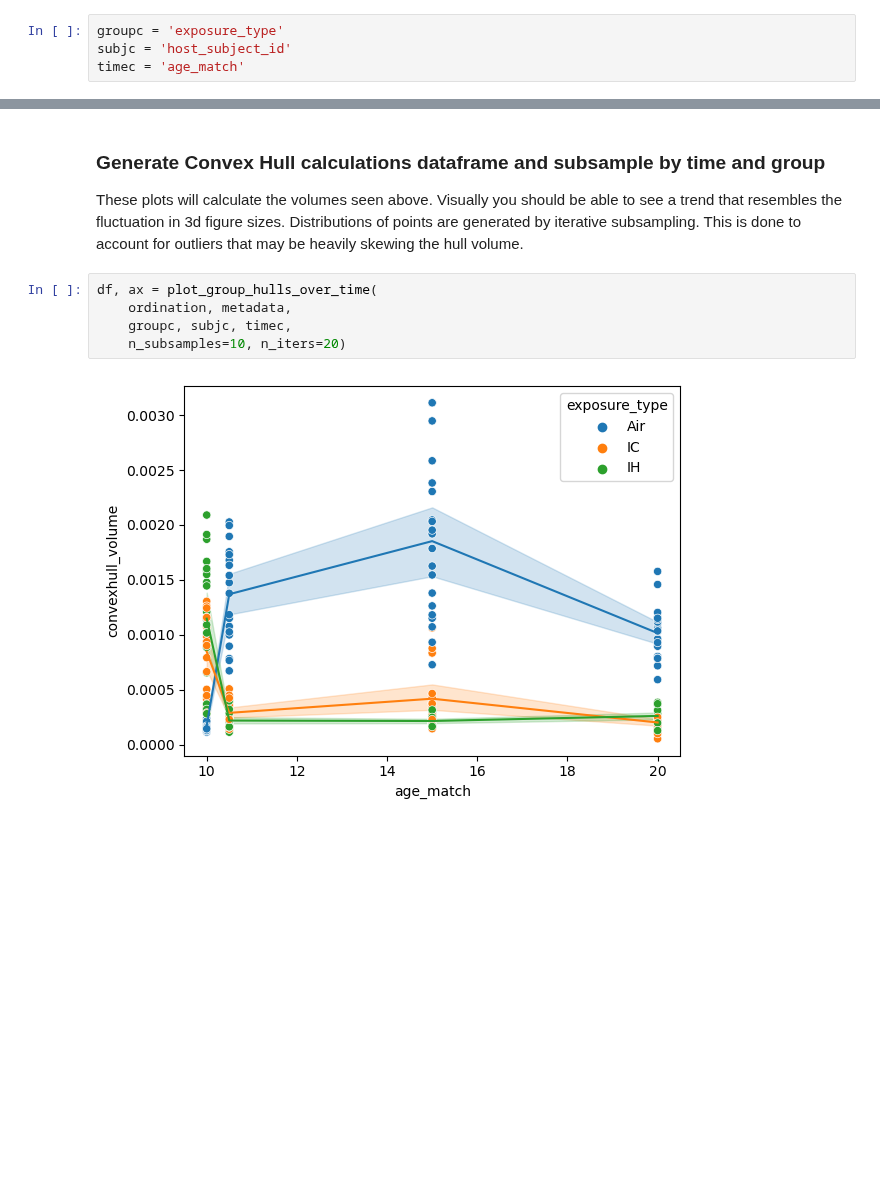
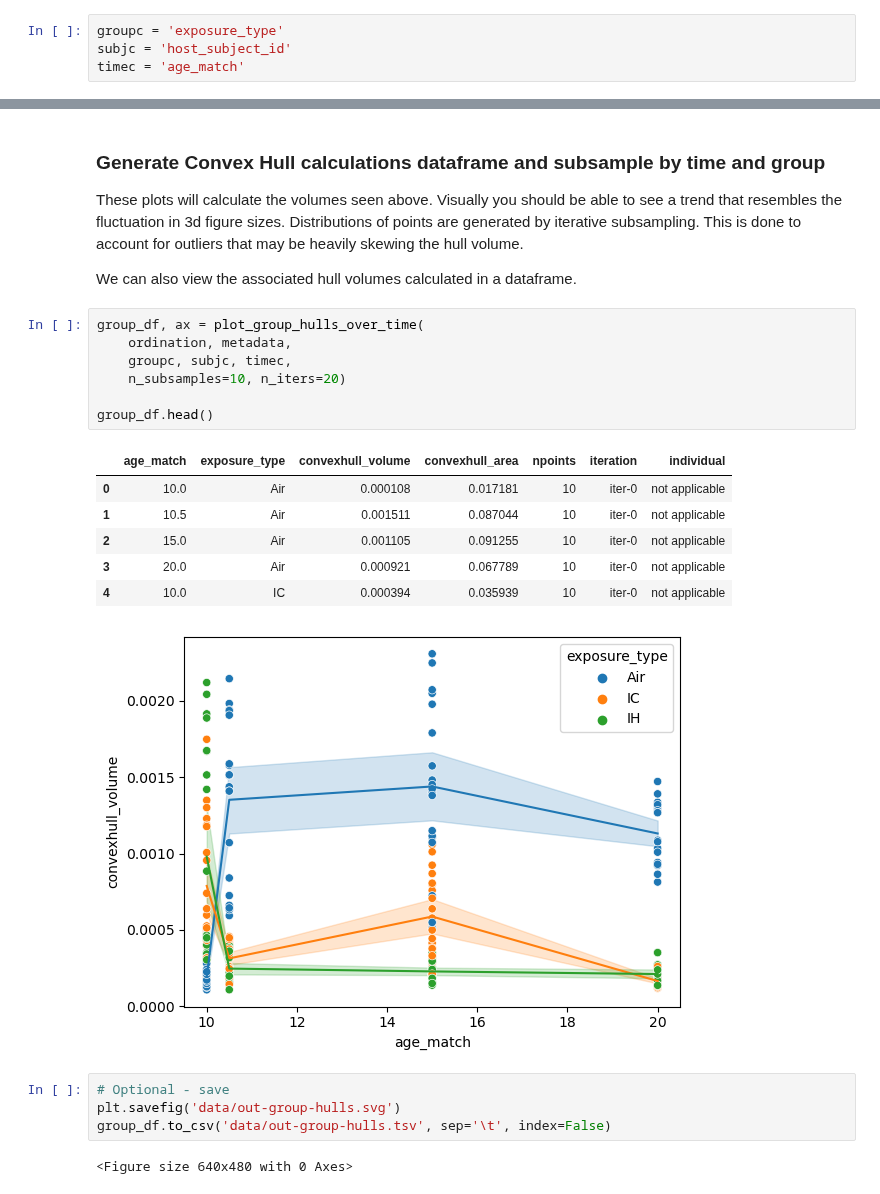
Before and after one commit to dpear/q2-convexhull2, a Jupyter notebook: tutorials/01-ch-visualizations-tutorial.ipynb, the cells around one changed output, grey strips where cells are left out. Cells and saved outputs as stored; diff of their text form; blank space fills up the shorter version.

```diff
--- a/tutorials/01-ch-visualizations-tutorial.ipynb
+++ b/tutorials/01-ch-visualizations-tutorial.ipynb
@@ -105,13 +97,29 @@ fig, hp = plot_3d_hulls(
 ### Generate Convex Hull calculations dataframe and subsample by time and group
 
 These plots will calculate the volumes seen above. Visually you should be able to see a trend that resembles the fluctuation in 3d figure sizes. Distributions of points are generated by iterative subsampling. This is done to account for outliers that may be heavily skewing the hull volume.
+
+We can also view the associated hull volumes calculated in a dataframe.
 # %%
-df, ax = plot_group_hulls_over_time(
+group_df, ax = plot_group_hulls_over_time(
     ordination, metadata,
     groupc, subjc, timec,
     n_subsamples=10, n_iters=20)
+
+group_df.head()
 # %% [output]
+|  | age_match | exposure_type | convexhull_volume | convexhull_area | npoints | iteration | individual |
+| 0 | 10.0 | Air | 0.000108 | 0.017181 | 10 | iter-0 | not applicable |
+| 1 | 10.5 | Air | 0.001511 | 0.087044 | 10 | iter-0 | not applicable |
+| 2 | 15.0 | Air | 0.001105 | 0.091255 | 10 | iter-0 | not applicable |
+| 3 | 20.0 | Air | 0.000921 | 0.067789 | 10 | iter-0 | not applicable |
+| 4 | 10.0 | IC | 0.000394 | 0.035939 | 10 | iter-0 | not applicable |
-[figure, old version]
+[figure, new version]
+# %%
+# Optional - save
+plt.savefig('data/out-group-hulls.svg')
+group_df.to_csv('data/out-group-hulls.tsv', sep='\t', index=False)
+# %% [output]
+<Figure size 640x480 with 0 Axes>
 # %% [markdown]
 ### Box plot of convex hull volumes
 
```
Also changed, not shown: parts of 14 cells of this notebook, 1 other file.
